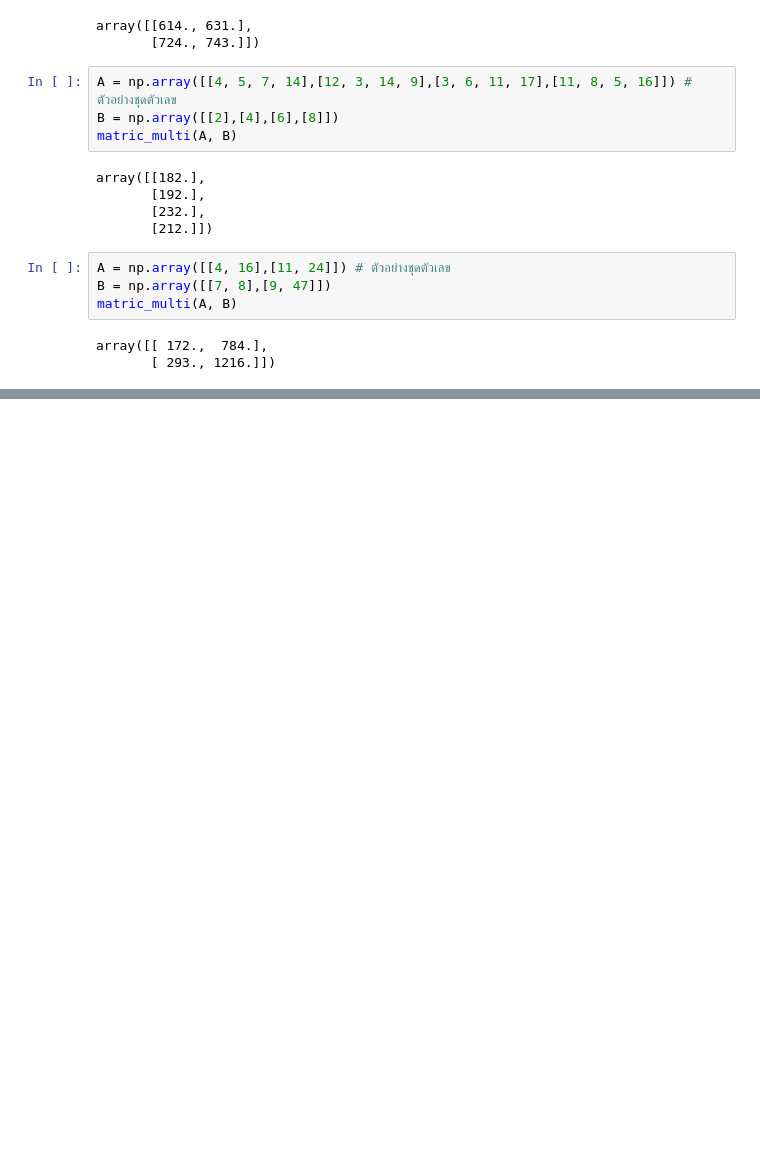
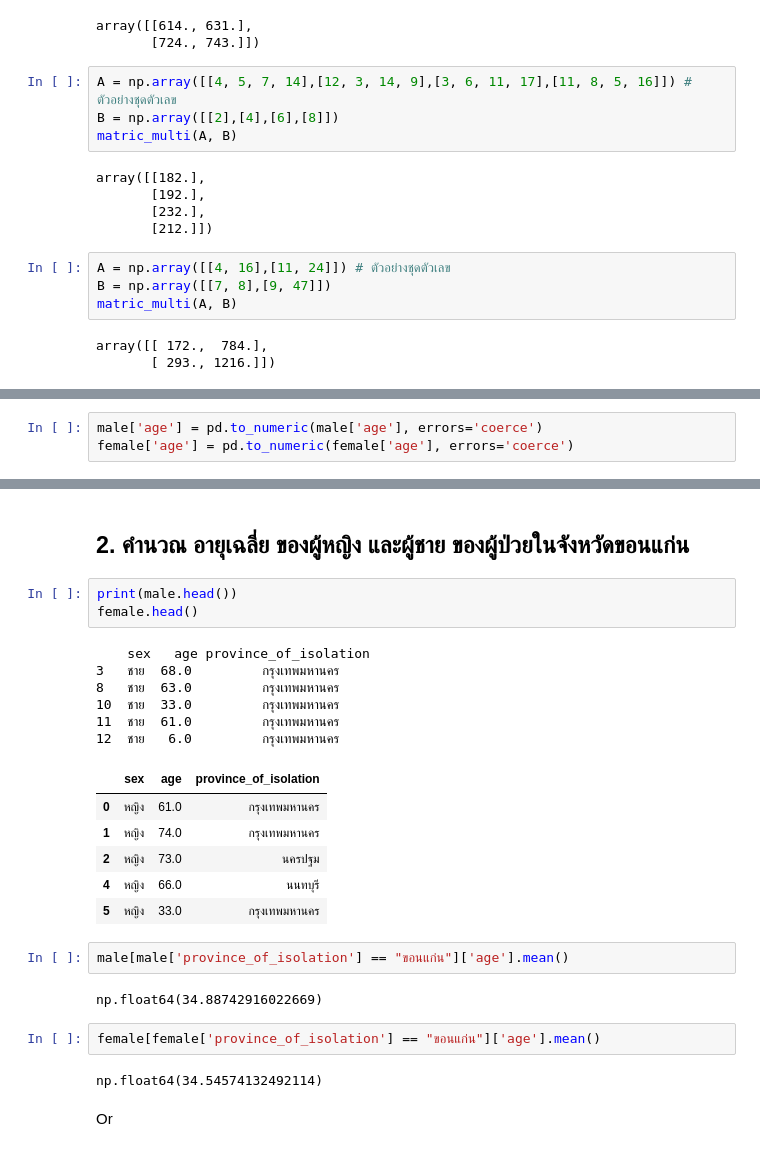
Before and after one commit to Thanaphon-673020253-2/PythonDataViz2026, a Jupyter notebook: pythondataviz_hw_673020253_2.ipynb, the cells around one changed output, grey strips where cells are left out. Saved outputs shown, nothing was run; the diff lists cells and outputs as text; blank space fills up the shorter version.

```diff
--- a/pythondataviz_hw_673020253_2.ipynb
+++ b/pythondataviz_hw_673020253_2.ipynb
@@ -216,0 +267,3 @@ array([[ 172.,  784.],
+# %%
+male['age'] = pd.to_numeric(male['age'], errors='coerce')
+female['age'] = pd.to_numeric(female['age'], errors='coerce')
@@ -216,0 +298,28 @@ array([[ 172.,  784.],
+# %% [markdown]
+## 2.   คำนวณ อายุเฉลี่ย ของผู้หญิง และผู้ชาย ของผู้ป่วยในจังหวัดขอนแก่น
+# %%
+print(male.head())
+female.head()
+# %% [output]
+    sex   age province_of_isolation
+3   ชาย  68.0         กรุงเทพมหานคร
+8   ชาย  63.0         กรุงเทพมหานคร
+10  ชาย  33.0         กรุงเทพมหานคร
+11  ชาย  61.0         กรุงเทพมหานคร
+12  ชาย   6.0         กรุงเทพมหานคร
+|  | sex | age | province_of_isolation |
+| 0 | หญิง | 61.0 | กรุงเทพมหานคร |
+| 1 | หญิง | 74.0 | กรุงเทพมหานคร |
+| 2 | หญิง | 73.0 | นครปฐม |
+| 4 | หญิง | 66.0 | นนทบุรี |
+| 5 | หญิง | 33.0 | กรุงเทพมหานคร |
+# %%
+male[male['province_of_isolation'] == "ขอนแก่น"]['age'].mean()
+# %% [output]
+np.float64(34.88742916022669)
+# %%
+female[female['province_of_isolation'] == "ขอนแก่น"]['age'].mean()
+# %% [output]
+np.float64(34.54574132492114)
+# %% [markdown]
+Or
```
Also changed, not shown: parts of 19 cells of this notebook.
